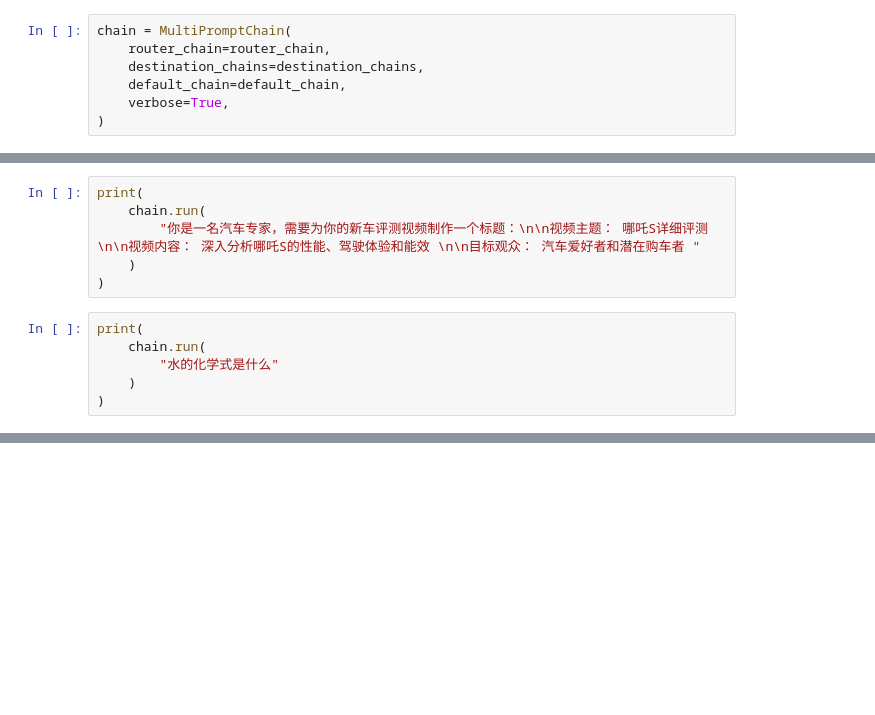
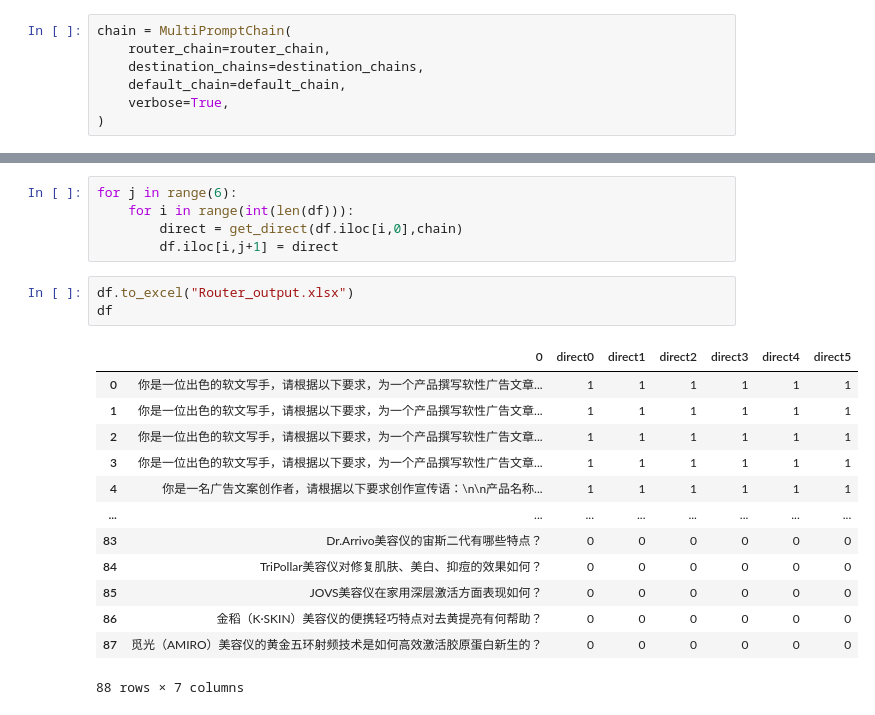
Before and after one commit to kithib/donson_intern, a Jupyter notebook: chatGLM/Router.ipynb, the cells around one changed output, grey strips where cells are left out. Drawn from its saved outputs; the diff is of its cells as text; blank space fills up the shorter version.

```diff
--- a/chatGLM/Router.ipynb
+++ b/chatGLM/Router.ipynb
@@ -134,12 +121,0 @@ KeyboardInterrupt:
-# %%
-print(
-    chain.run(
-        "你是一名汽车专家，需要为你的新车评测视频制作一个标题：\n\n视频主题： 哪吒S详细评测 \n\n视频内容： 深入分析哪吒S的性能、驾驶体验和能效 \n\n目标观众： 汽车爱好者和潜在购车者 "
-    )
-)
-# %%
-print(
-    chain.run(
-        "水的化学式是什么"
-    )
-)
@@ -145,0 +140,22 @@ print(
+# %%
+for j in range(6):
+    for i in range(int(len(df))):
+        direct = get_direct(df.iloc[i,0],chain)
+        df.iloc[i,j+1] = direct
+# %%
+df.to_excel("Router_output.xlsx")
+df
+# %% [output]
+|  | 0 | direct0 | direct1 | direct2 | direct3 | direct4 | direct5 |
+| 0 | 你是一位出色的软文写手，请根据以下要求，为一个产品撰写软性广告文章... | 1 | 1 | 1 | 1 | 1 | 1 |
+| 1 | 你是一位出色的软文写手，请根据以下要求，为一个产品撰写软性广告文章... | 1 | 1 | 1 | 1 | 1 | 1 |
+| 2 | 你是一位出色的软文写手，请根据以下要求，为一个产品撰写软性广告文章... | 1 | 1 | 1 | 1 | 1 | 1 |
+| 3 | 你是一位出色的软文写手，请根据以下要求，为一个产品撰写软性广告文章... | 1 | 1 | 1 | 1 | 1 | 1 |
+| 4 | 你是一名广告文案创作者，请根据以下要求创作宣传语：\n\n产品名称... | 1 | 1 | 1 | 1 | 1 | 1 |
+| ... | ... | ... | ... | ... | ... | ... | ... |
+| 83 | Dr.Arrivo美容仪的宙斯二代有哪些特点？ | 0 | 0 | 0 | 0 | 0 | 0 |
+| 84 | TriPollar美容仪对修复肌肤、美白、抑痘的效果如何？ | 0 | 0 | 0 | 0 | 0 | 0 |
+| 85 | JOVS美容仪在家用深层激活方面表现如何？ | 0 | 0 | 0 | 0 | 0 | 0 |
+| 86 | 金稻（K·SKIN）美容仪的便携轻巧特点对去黄提亮有何帮助？ | 0 | 0 | 0 | 0 | 0 | 0 |
+| 87 | 觅光（AMIRO）美容仪的黄金五环射频技术是如何高效激活胶原蛋白新生的？ | 0 | 0 | 0 | 0 | 0 | 0 |
+88 rows × 7 columns
```
Also changed, not shown: parts of 7 cells of this notebook, 2 other files.
